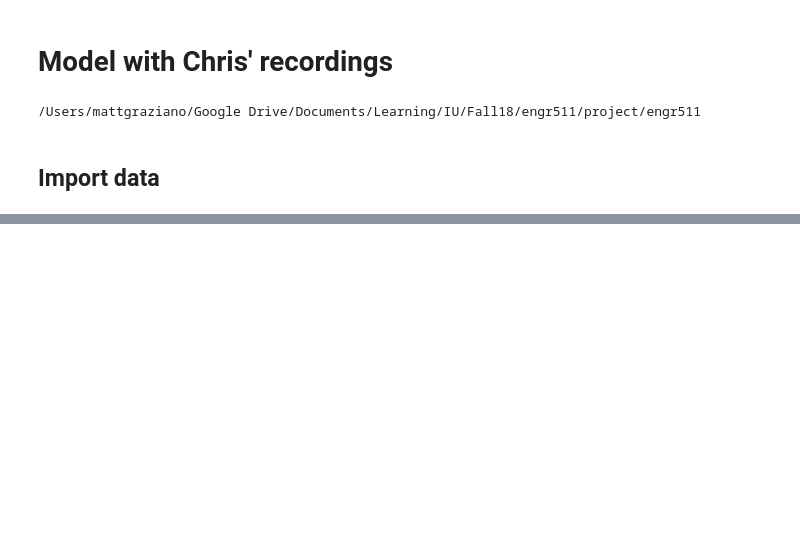
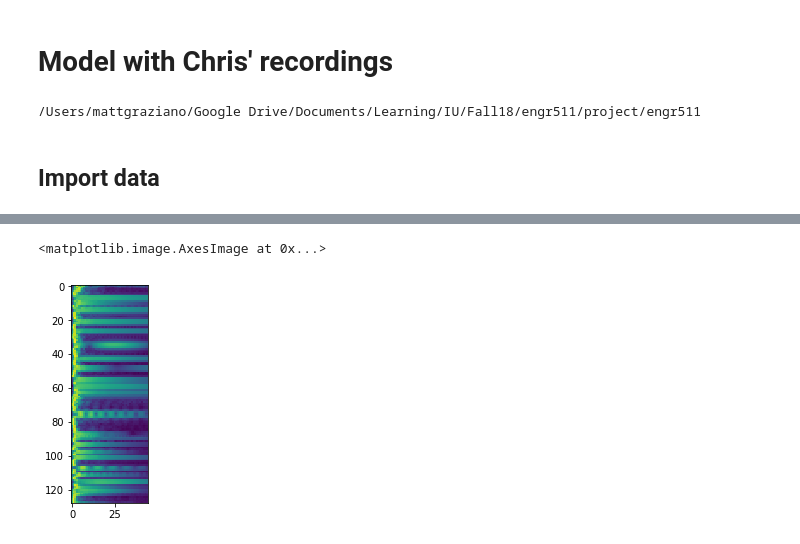
Before and after one commit to MattGraz/engr511, a Jupyter notebook: notebooks/generated_chord_model.ipynb, the cells around one changed output, grey strips where cells are left out. Saved outputs shown, nothing was run; the diff lists cells and outputs as text; code cells hidden in the pictures; blank space fills up the shorter version.

```diff
--- a/notebooks/generated_chord_model.ipynb
+++ b/notebooks/generated_chord_model.ipynb
@@ -407,0 +388,6 @@ array([-9.6154004e-08, -1.5651818e-05,  1.6246360e-06, ...,
+# %%
+def nth_largest_col_sum(arr, n=-80):
+    # column sum
+    agg = np.sum(arr, axis=0)
+    agg.sort()
+    return agg[n]
@@ -407,0 +399,11 @@ array([-9.6154004e-08, -1.5651818e-05,  1.6246360e-06, ...,
+# %%
+def get_clean_x(signal, sr=44100, nth_largest=-45):
+    spectrogram = get_spectrogram(signal, sr=sr)
+
+    # Get 45th largest value
+    nth_largest_threshold = nth_largest_col_sum(spectrogram, nth_largest)
+
+    # remove all columsn whose sum is less than t
+    clean = spectrogram[:, np.sum(spectrogram, axis=0) >= nth_largest_threshold]
+
+    return clean
@@ -407,0 +416,5 @@ array([-9.6154004e-08, -1.5651818e-05,  1.6246360e-06, ...,
+# %%
+plt.imshow(get_clean_x(sf.read(recording_filenames[50])[0]))
+# %% [output]
+<matplotlib.image.AxesImage at 0x...>
+[figure, added]
```
Also changed, not shown: parts of 31 cells of this notebook, 2 other files.
